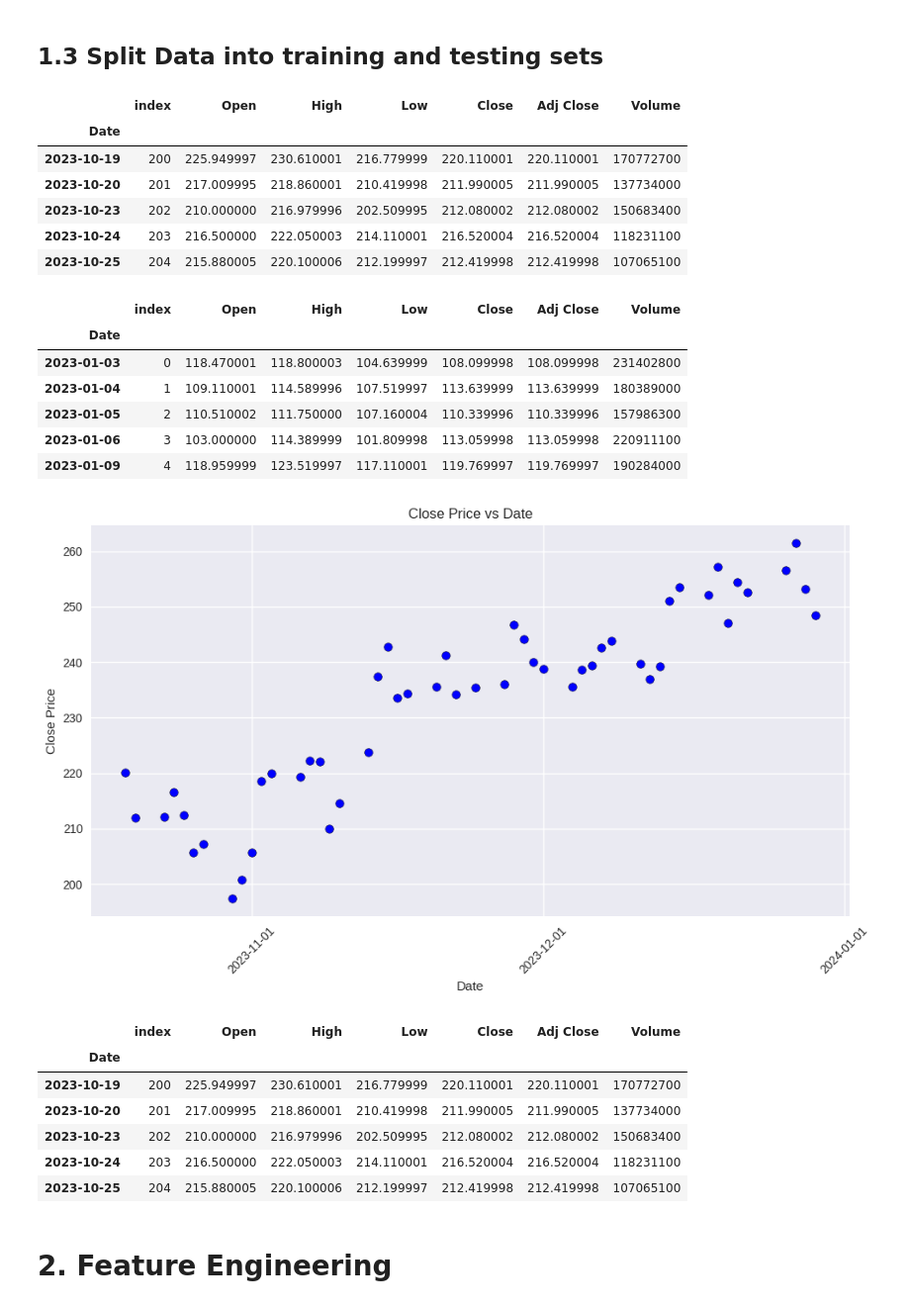
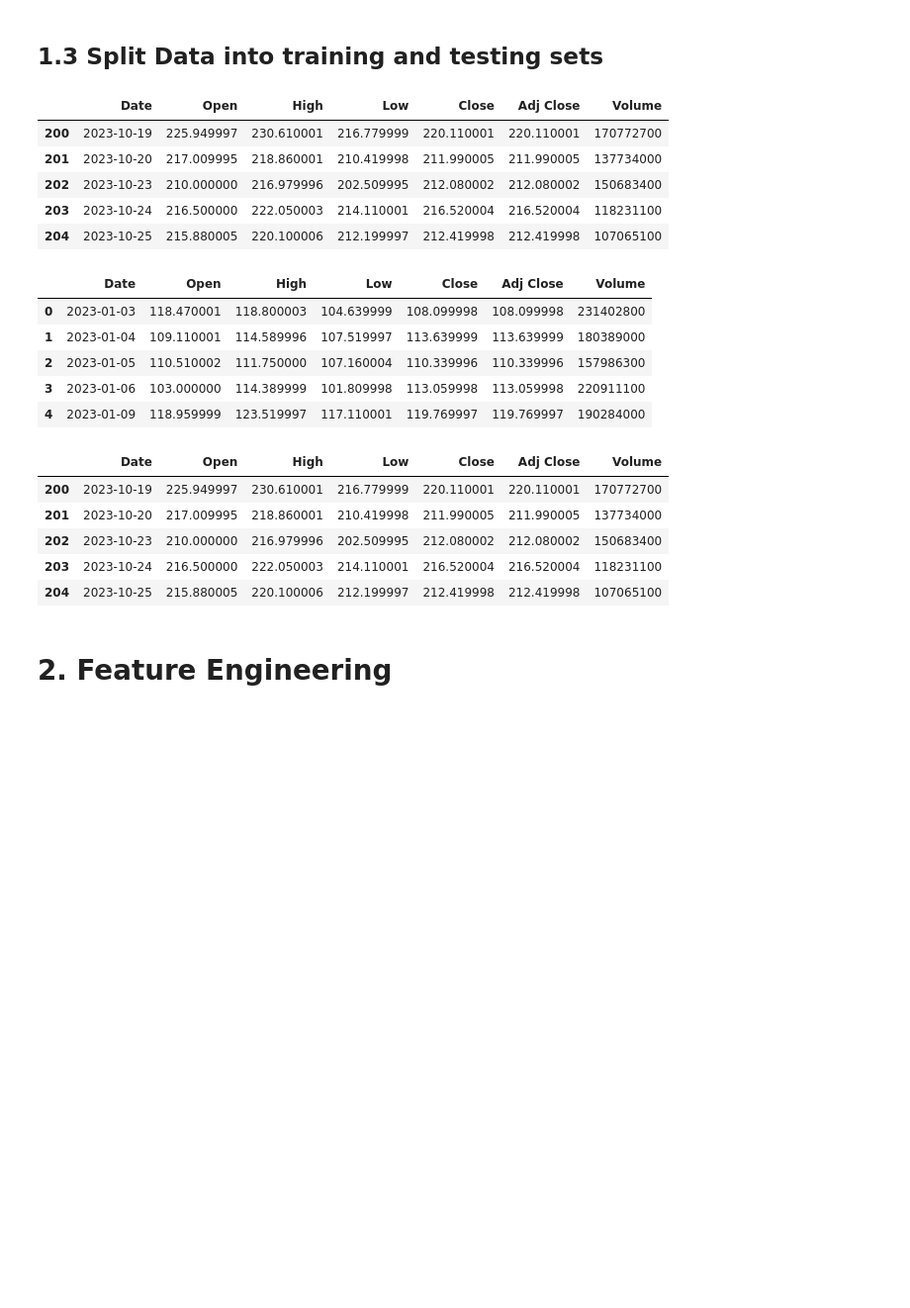
Before and after one commit to Foluwa/mscthesis, a Jupyter notebook: MSCTHESIS.ipynb, the cells around one changed output. Shown at 99% size. Saved outputs shown, nothing was run; the diff lists cells and outputs as text; code cells hidden in the pictures; blank space fills up the shorter version.

```diff
--- a/MSCTHESIS.ipynb
+++ b/MSCTHESIS.ipynb
@@ -116,0 +95,19 @@ test = df[split_date:]
+# %%
+# Download data
+TICKER = "TSLA"
+target_column = 'Close'
+
+df = yf.download(TICKER, start="2023-01-01", end="2024-01-01").reset_index()
+
+# Ensure the 'Date' column is in datetime format
+df['Date'] = pd.to_datetime(df['Date'])
+
+# Sort the DataFrame by date just in case it's not in order
+df = df.sort_values('Date')
+
+# Calculate the index for 80% of the data
+split_point = int(len(df) * 0.8)
+
+# Split the DataFrame into 80% train and 20% test sets
+train = df.iloc[:split_point].copy()
+test = df.iloc[split_point:].copy()
@@ -166,22 +170,20 @@ dtype: int64
 # %%
 test.head()
 # %% [output]
-|  | index | Open | High | Low | Close | Adj Close | Volume |
-| Date |  |  |  |  |  |  |  |
-| 2023-10-19 | 200 | 225.949997 | 230.610001 | 216.779999 | 220.110001 | 220.110001 | 170772700 |
-| 2023-10-20 | 201 | 217.009995 | 218.860001 | 210.419998 | 211.990005 | 211.990005 | 137734000 |
-| 2023-10-23 | 202 | 210.000000 | 216.979996 | 202.509995 | 212.080002 | 212.080002 | 150683400 |
-| 2023-10-24 | 203 | 216.500000 | 222.050003 | 214.110001 | 216.520004 | 216.520004 | 118231100 |
-| 2023-10-25 | 204 | 215.880005 | 220.100006 | 212.199997 | 212.419998 | 212.419998 | 107065100 |
+|  | Date | Open | High | Low | Close | Adj Close | Volume |
+| 200 | 2023-10-19 | 225.949997 | 230.610001 | 216.779999 | 220.110001 | 220.110001 | 170772700 |
+| 201 | 2023-10-20 | 217.009995 | 218.860001 | 210.419998 | 211.990005 | 211.990005 | 137734000 |
+| 202 | 2023-10-23 | 210.000000 | 216.979996 | 202.509995 | 212.080002 | 212.080002 | 150683400 |
+| 203 | 2023-10-24 | 216.500000 | 222.050003 | 214.110001 | 216.520004 | 216.520004 | 118231100 |
+| 204 | 2023-10-25 | 215.880005 | 220.100006 | 212.199997 | 212.419998 | 212.419998 | 107065100 |
 # %%
 train.head()
 # %% [output]
-|  | index | Open | High | Low | Close | Adj Close | Volume |
-| Date |  |  |  |  |  |  |  |
-| 2023-01-03 | 0 | 118.470001 | 118.800003 | 104.639999 | 108.099998 | 108.099998 | 231402800 |
-| 2023-01-04 | 1 | 109.110001 | 114.589996 | 107.519997 | 113.639999 | 113.639999 | 180389000 |
-| 2023-01-05 | 2 | 110.510002 | 111.750000 | 107.160004 | 110.339996 | 110.339996 | 157986300 |
-| 2023-01-06 | 3 | 103.000000 | 114.389999 | 101.809998 | 113.059998 | 113.059998 | 220911100 |
-| 2023-01-09 | 4 | 118.959999 | 123.519997 | 117.110001 | 119.769997 | 119.769997 | 190284000 |
+|  | Date | Open | High | Low | Close | Adj Close | Volume |
+| 0 | 2023-01-03 | 118.470001 | 118.800003 | 104.639999 | 108.099998 | 108.099998 | 231402800 |
+| 1 | 2023-01-04 | 109.110001 | 114.589996 | 107.519997 | 113.639999 | 113.639999 | 180389000 |
+| 2 | 2023-01-05 | 110.510002 | 111.750000 | 107.160004 | 110.339996 | 110.339996 | 157986300 |
+| 3 | 2023-01-06 | 103.000000 | 114.389999 | 101.809998 | 113.059998 | 113.059998 | 220911100 |
+| 4 | 2023-01-09 | 118.959999 | 123.519997 | 117.110001 | 119.769997 | 119.769997 | 190284000 |
 # %%
 def plot_open_vs_high(df):
@@ -205,17 +209,15 @@ def plot_open_vs_high(df):
     plt.tight_layout()  # Adjust layout to ensure everything fits without overlapping
     plt.show()
 # %%
-plot_open_vs_high(test)
+# plot_open_vs_high(test)
 test.head()
 # %% [output]
-[figure, removed]
-|  | index | Open | High | Low | Close | Adj Close | Volume |
-| Date |  |  |  |  |  |  |  |
-| 2023-10-19 | 200 | 225.949997 | 230.610001 | 216.779999 | 220.110001 | 220.110001 | 170772700 |
-| 2023-10-20 | 201 | 217.009995 | 218.860001 | 210.419998 | 211.990005 | 211.990005 | 137734000 |
-| 2023-10-23 | 202 | 210.000000 | 216.979996 | 202.509995 | 212.080002 | 212.080002 | 150683400 |
-| 2023-10-24 | 203 | 216.500000 | 222.050003 | 214.110001 | 216.520004 | 216.520004 | 118231100 |
-| 2023-10-25 | 204 | 215.880005 | 220.100006 | 212.199997 | 212.419998 | 212.419998 | 107065100 |
+|  | Date | Open | High | Low | Close | Adj Close | Volume |
+| 200 | 2023-10-19 | 225.949997 | 230.610001 | 216.779999 | 220.110001 | 220.110001 | 170772700 |
+| 201 | 2023-10-20 | 217.009995 | 218.860001 | 210.419998 | 211.990005 | 211.990005 | 137734000 |
+| 202 | 2023-10-23 | 210.000000 | 216.979996 | 202.509995 | 212.080002 | 212.080002 | 150683400 |
+| 203 | 2023-10-24 | 216.500000 | 222.050003 | 214.110001 | 216.520004 | 216.520004 | 118231100 |
+| 204 | 2023-10-25 | 215.880005 | 220.100006 | 212.199997 | 212.419998 | 212.419998 | 107065100 |
 # %% [markdown]
 # 2. Feature Engineering
 # %%
```
Also changed, not shown: parts of 93 cells of this notebook, 1 other file.
